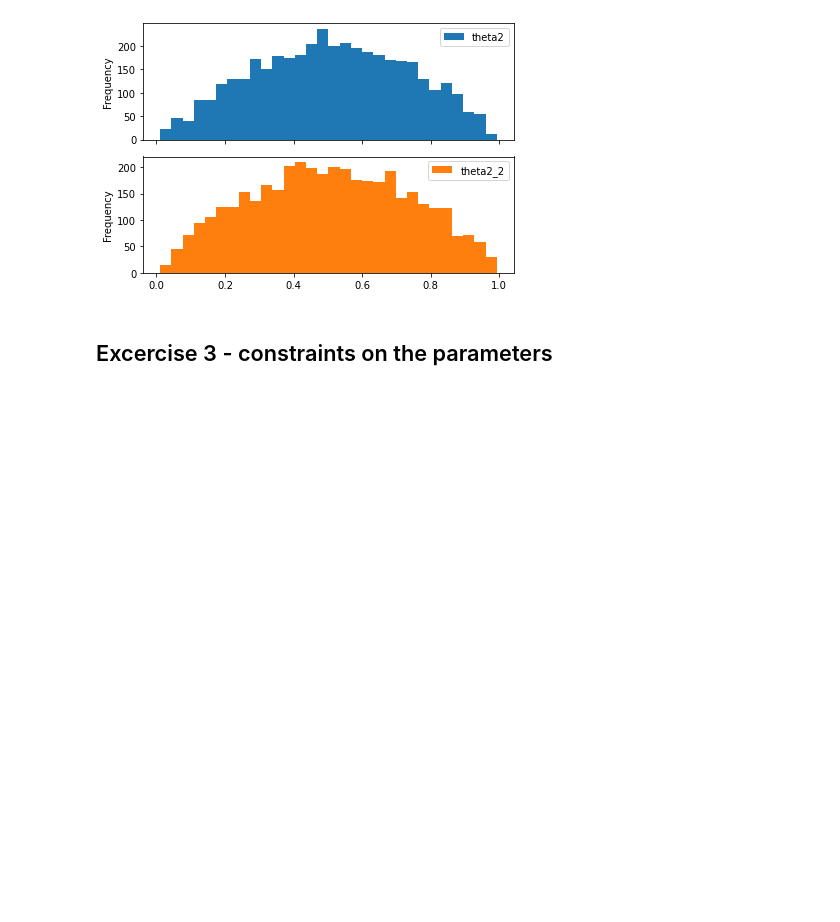
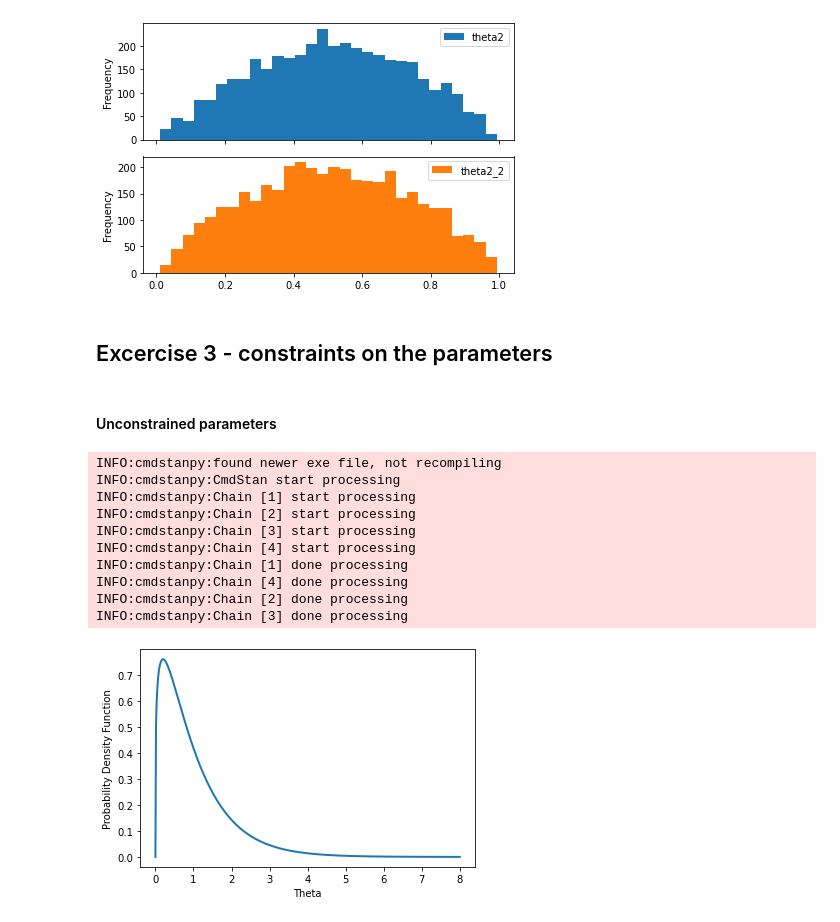
Before and after one commit to baradejoo/DataAnalytics, a Jupyter notebook: Lab2_Intro_to_stan/Lab2_main_script.ipynb, the cells around one changed output. Cells and saved outputs as stored; diff of their text form; code cells hidden in the pictures; blank space fills up the shorter version.

Commit message:
Lab2 - Ex3 - Done

```diff
--- a/Lab2_Intro_to_stan/Lab2_main_script.ipynb
+++ b/Lab2_Intro_to_stan/Lab2_main_script.ipynb
@@ -95,3 +95,29 @@ plt.show()
 [figure]
 # %% [markdown]
 ## Excercise 3 - constraints on the parameters
+# %% [markdown]
+#### Unconstrained parameters
+# %%
+model_gm3 = CmdStanModel(stan_file='code_4.stan')
+out_gamma3 = model_gm3.sample(output_dir='samples', iter_sampling=5000, iter_warmup=1000, seed=4838282)
+out_gamma3.diagnose()
+
+N=550
+xs3 = np.linspace(0, 8, N)
+p3 = stats.gamma.pdf(xs3, 1.25, scale = 1 / 1.25)
+plt.plot(xs3, p3, linewidth=2)
+plt.gca().set_xlabel("Theta")
+plt.gca().set_ylabel("Probability Density Function")
+plt.show()
+# %% [output]
+INFO:cmdstanpy:found newer exe file, not recompiling
+INFO:cmdstanpy:CmdStan start processing
+INFO:cmdstanpy:Chain [1] start processing
+INFO:cmdstanpy:Chain [2] start processing
+INFO:cmdstanpy:Chain [3] start processing
+INFO:cmdstanpy:Chain [4] start processing
+INFO:cmdstanpy:Chain [1] done processing
+INFO:cmdstanpy:Chain [4] done processing
+INFO:cmdstanpy:Chain [2] done processing
+INFO:cmdstanpy:Chain [3] done processing
+[figure, added]
```
Also changed, not shown: parts of 4 cells of this notebook, 45 other files.
